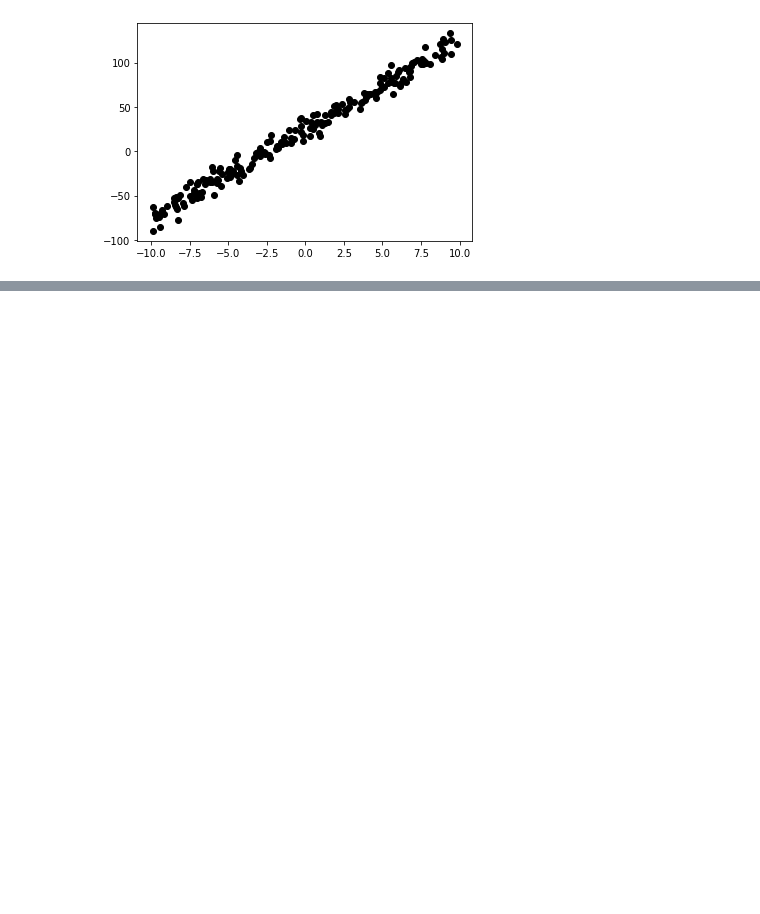
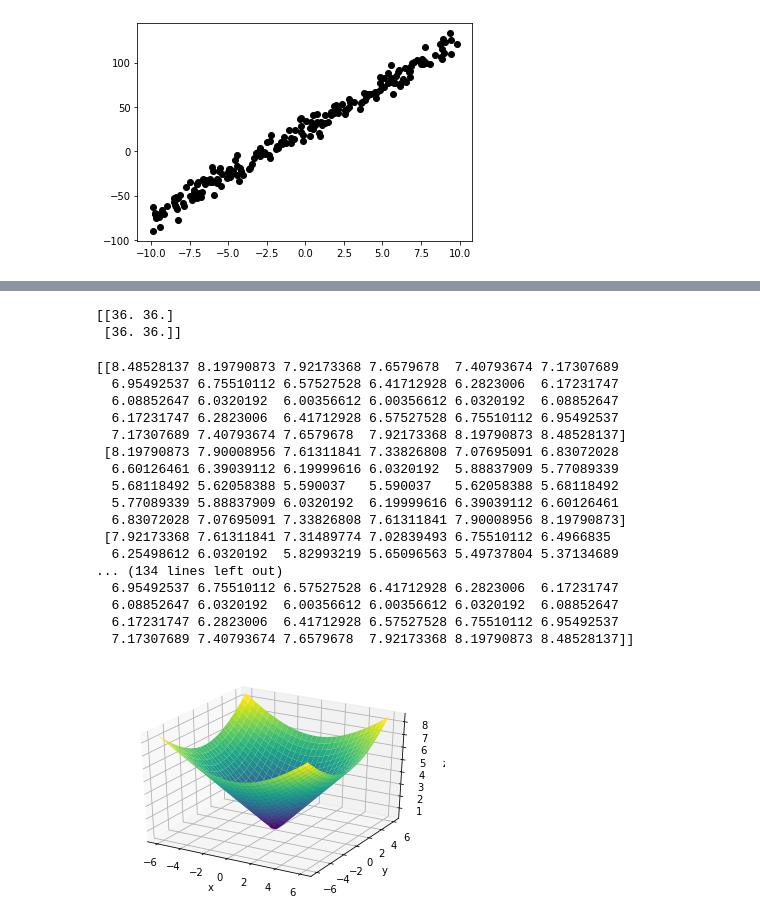
Before and after one commit to CJavaPython/AssignmentFolder, a Jupyter notebook: Assignment03/Assignment03.ipynb, the cells around one changed output, grey strips where cells are left out. Drawn from its saved outputs; the diff is of its cells as text; code cells hidden in the pictures; blank space fills up the shorter version.

```diff
--- a/Assignment03/Assignment03.ipynb
+++ b/Assignment03/Assignment03.ipynb
@@ -91,0 +132,55 @@ plt.show()
+# %%
+while t0Size < len(newt0_list):
+    newJ_list2 = []
+    while t1Size < len(newt1_list):
+
+        h = newt0_list[t0Size] * x_data + newt1_list[t1Size]
+        newJ = np.mean((h - y_data) ** 2) / 2
+
+        newJ_list2.append(newJ)
+        t1Size = t1Size + 1
+
+    newJ_list1.append(newJ_list2)
+    t0Size = t0Size + 1
+    t1Size = 0
+# %% [output]
+[[36. 36.]
+ [36. 36.]]
+# %%
+def f(x, y):
+    return np.sqrt(x ** 2 + y ** 2)
+
+x = np.linspace(-6, 6, 30)
+y = np.linspace(-6, 6, 30)
+
+X, Y = np.meshgrid(x, y)
+Z = f(X, Y)
+print(Z)
+
+fig = plt.figure()
+ax = plt.axes(projection='3d')
+ax.plot_surface(X, Y, Z, rstride=1, cstride=1,
+                cmap='viridis', edgecolor='none')
+ax.set_xlabel('x')
+ax.set_ylabel('y')
+ax.set_zlabel('z');
+plt.show()
+# %% [output]
+[[8.48528137 8.19790873 7.92173368 7.6579678  7.40793674 7.17307689
+  6.95492537 6.75510112 6.57527528 6.41712928 6.2823006  6.17231747
+  6.08852647 6.0320192  6.00356612 6.00356612 6.0320192  6.08852647
+  6.17231747 6.2823006  6.41712928 6.57527528 6.75510112 6.95492537
+  7.17307689 7.40793674 7.6579678  7.92173368 8.19790873 8.48528137]
+ [8.19790873 7.90008956 7.61311841 7.33826808 7.07695091 6.83072028
+  6.60126461 6.39039112 6.19999616 6.0320192  5.88837909 5.77089339
+  5.68118492 5.62058388 5.590037   5.590037   5.62058388 5.68118492
+  5.77089339 5.88837909 6.0320192  6.19999616 6.39039112 6.60126461
+  6.83072028 7.07695091 7.33826808 7.61311841 7.90008956 8.19790873]
+ [7.92173368 7.61311841 7.31489774 7.02839493 6.75510112 6.4966835
+  6.25498612 6.0320192  5.82993219 5.65096563 5.49737804 5.37134689
+... (134 lines left out)
+  6.95492537 6.75510112 6.57527528 6.41712928 6.2823006  6.17231747
+  6.08852647 6.0320192  6.00356612 6.00356612 6.0320192  6.08852647
+  6.17231747 6.2823006  6.41712928 6.57527528 6.75510112 6.95492537
+  7.17307689 7.40793674 7.6579678  7.92173368 8.19790873 8.48528137]]
+[figure, added]
```
Also changed, not shown: parts of 4 cells of this notebook.
